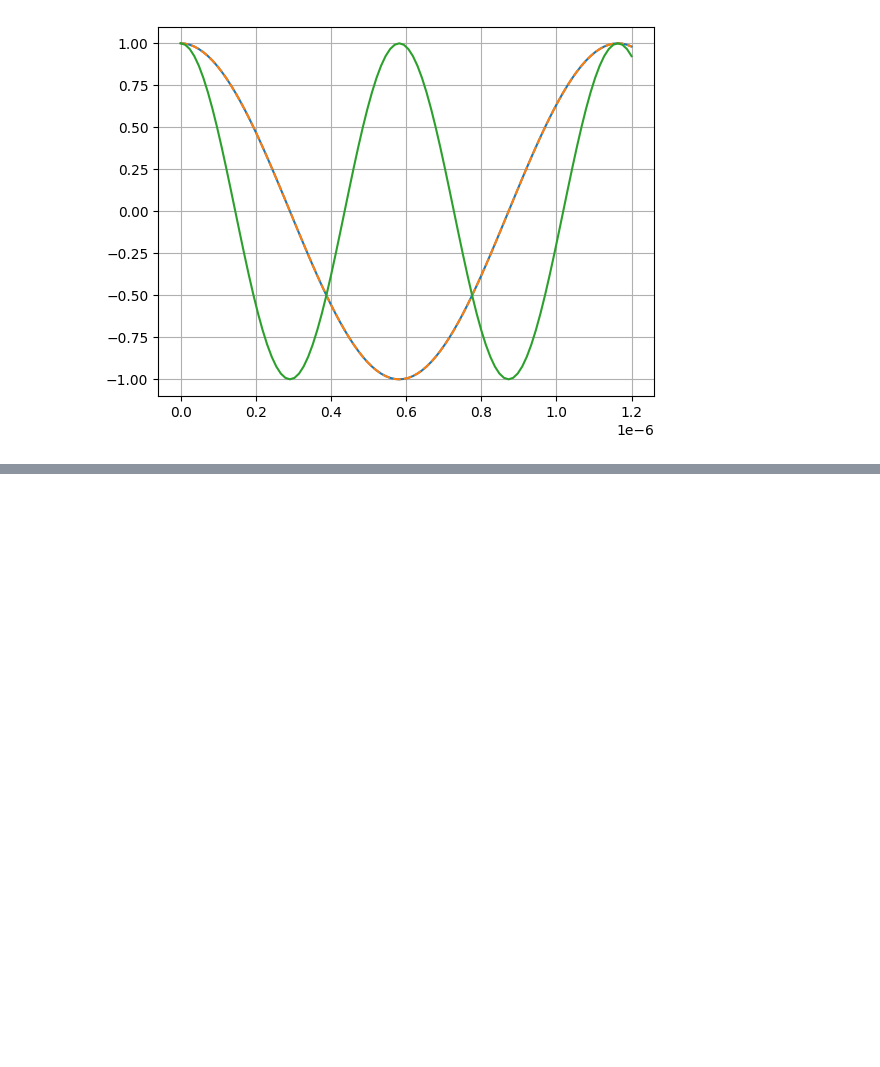
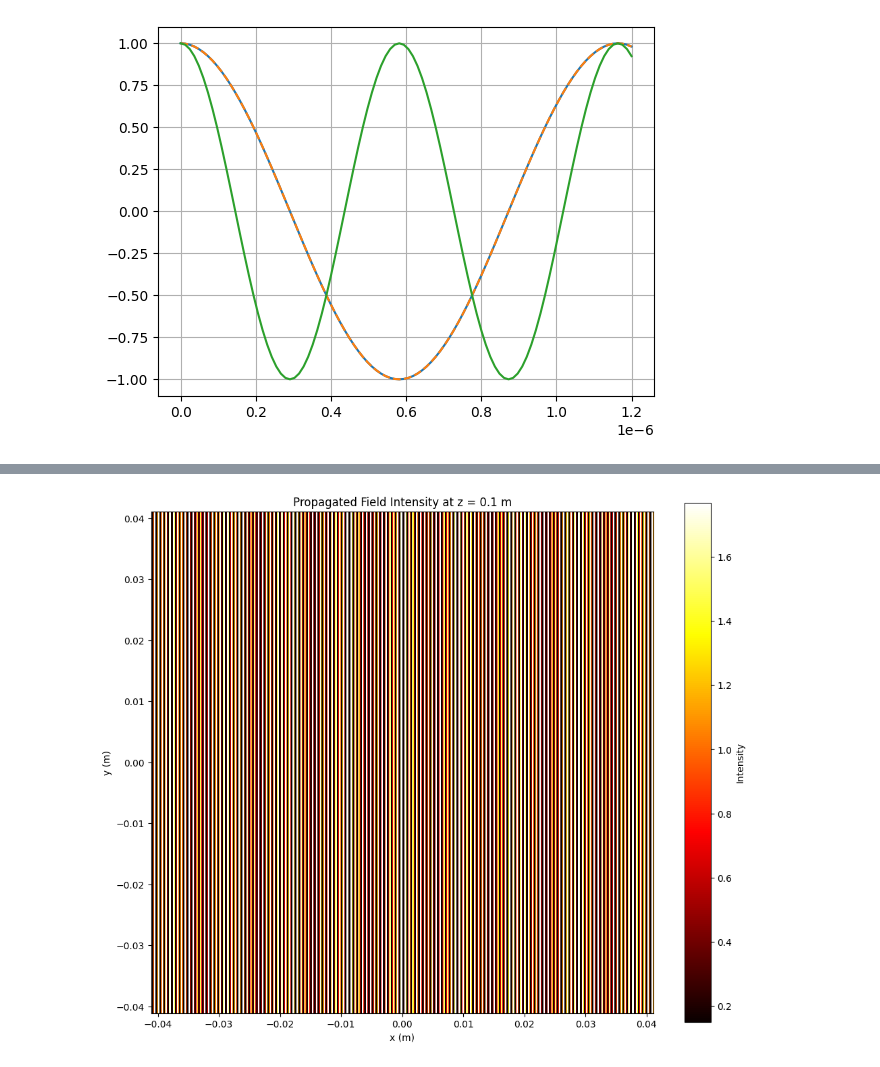
Before and after one commit to nviebig/Grating-Nuller-Analysis, a Jupyter notebook: Code/main_calculations.ipynb, the cells around one changed output, grey strips where cells are left out. Saved outputs shown, nothing was run; the diff lists cells and outputs as text; code cells hidden in the pictures; blank space fills up the shorter version.

```diff
--- a/Code/main_calculations.ipynb
+++ b/Code/main_calculations.ipynb
@@ -297,0 +264,67 @@ KeyboardInterrupt:
+# %%
+# Parameters (same as your code)
+wavelength = 633e-9  # Wavelength in meters (633 nm for He-Ne laser)
+k = 2 * np.pi / wavelength  # Wavenumber
+z = 0.1  # Propagation distance in meters
+num_points = 512  # Resolution of the grid
+Lambda = 3.3e-6  # Grating period in meters (1 micron)
+size = 0.0411  # Size of the grid in meters (till 4.11 cm where Order -1 is visible )
+m = 2.48  # Phase modulation depth
+theta = 0  # Angle of the incoming plane wave in radians
+
+
+# Spatial grid
+x = np.linspace(-size , size , num_points)
+y = np.linspace(-size , size , num_points)
+X, Y = np.meshgrid(x, y)
+dx = x[1] - x[0]  # Sampling interval
+
+# Define the sinusoidal grating function (one-dimensional)
+G = np.exp(1j * (m / 2) * np.sin(2 * np.pi * X / Lambda))
+
+# Define the initial wavefront U'(x, y, 0) (plane wave traveling along the z-axis)
+# The wave travels along z but has an angle theta towards the x-axis
+U_0 = 1
+k_x = k * np.sin(theta)  # Wave vector component along x-axis
+plane_wave_1 = np.exp(1j * k_x * X)  # Corrected plane wave
+
+# Combine the wave with the grating
+U = G * U_0 * plane_wave_1
+
+# Fourier transform of the initial field
+U_f = fftshift(fft2(U))
+
+# Frequency grid
+fx = np.fft.fftfreq(num_points, d=dx)
+fy = np.fft.fftfreq(num_points, d=dx)
+FX, FY = np.meshgrid(fx, fy)
+
+# Transfer function for free-space propagation
+H = np.exp(1j * k * z * np.sqrt(1 - (wavelength * FX)**2 - (wavelength * FY)**2))
+
+# Apply the transfer function in the frequency domain
+U_z_f = U_f * H
+
+# Inverse Fourier transform to get the propagated field
+U_z = ifft2(fftshift(U_z_f))
+
+# Get min and max of U_z for custom colormap normalization
+min_val = np.min(np.abs(U_z))  # Minimum absolute value of U_z
+max_val = np.max(np.abs(U_z))  # Maximum absolute value of U_z
+
+# Create custom normalization for colormap based on the data range
+norm = Normalize(vmin=min_val, vmax=max_val)
+
+# Choose a colormap (you can change this to any colormap you prefer)
+cmap = plt.get_cmap("hot")  # Or any other colormap, like "hot", "cool", etc.
+
+# Plot the intensity of the propagated field with the custom colormap
+plt.figure(figsize=(12, 10))
+plt.imshow(np.abs(U_z)**2, extent=(-size, size, -size, size), cmap=cmap, norm=norm)
+plt.colorbar(label="Intensity")
+plt.xlabel("x (m)")
+plt.ylabel("y (m)")
+plt.title(f"Propagated Field Intensity at z = {z} m")
+plt.show()
+# %% [output]
+[figure, added]
```
Also changed, not shown: parts of 13 cells of this notebook, 10 other files.
